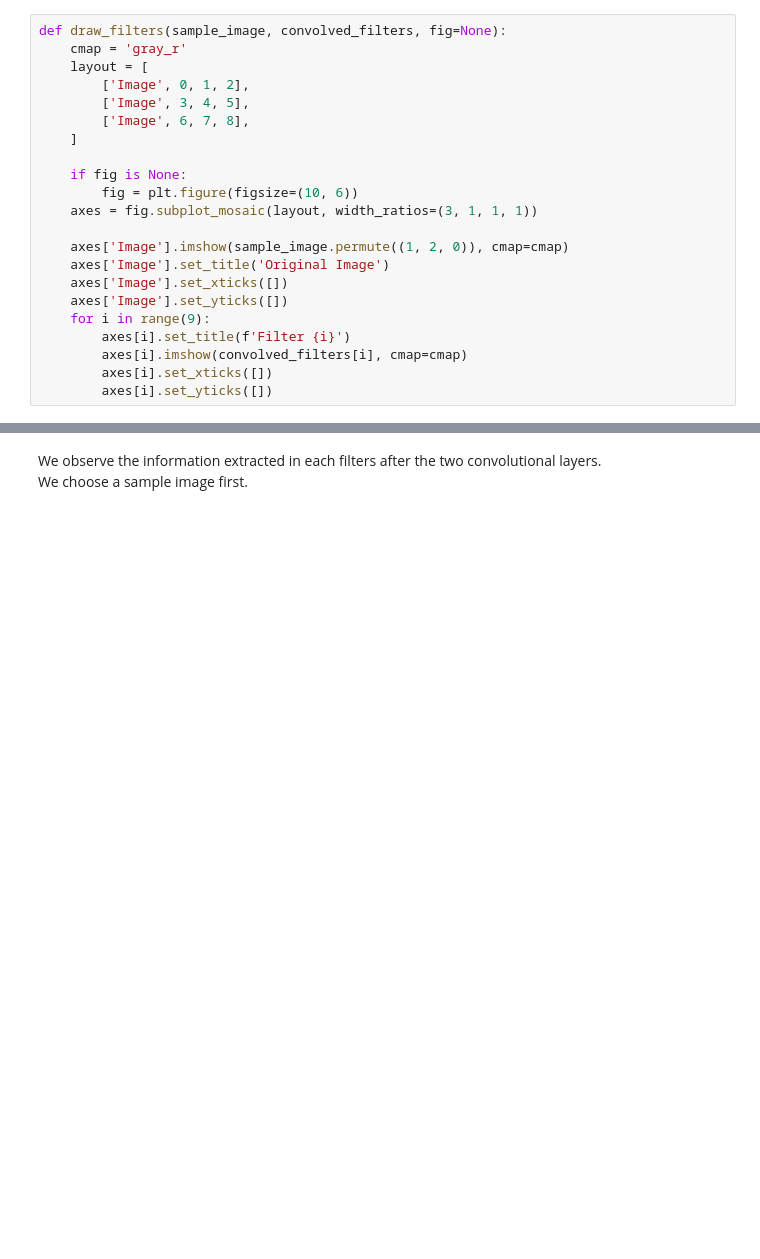
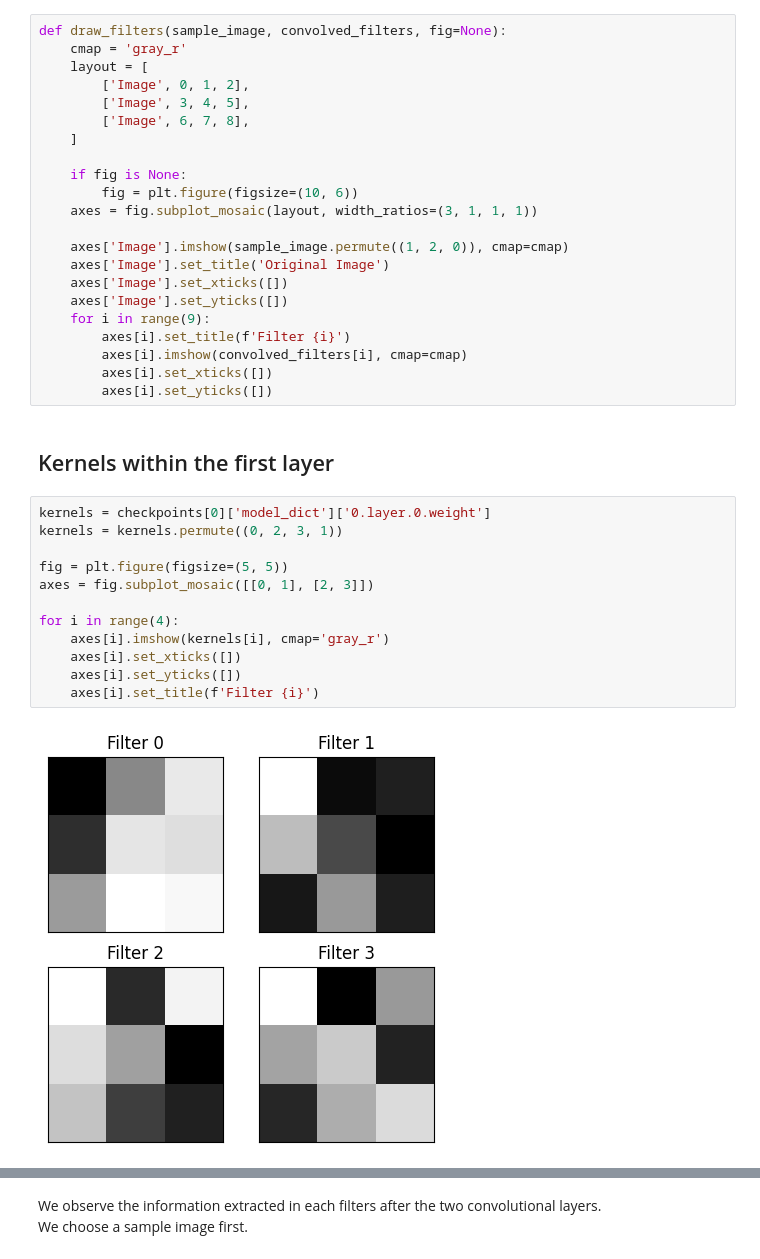
Before and after one commit to Ngoc-Cac/Deep-Learning-with-PyTorch, a Jupyter notebook: Topics/Convolutional Network/1.b CNN_demo analysis.ipynb, the cells around one changed output, grey strips where cells are left out. Cells and saved outputs as stored; diff of their text form; blank space fills up the shorter version.

Commit message:
Update 1.b CNN_demo analysis.ipynb
added visualization of kernel weights

```diff
--- a/Topics/Convolutional Network/1.b CNN_demo analysis.ipynb
+++ b/Topics/Convolutional Network/1.b CNN_demo analysis.ipynb
@@ -103,3 +103,19 @@ def draw_filters(sample_image, convolved_filters, fig=None):
         axes[i].imshow(convolved_filters[i], cmap=cmap)
         axes[i].set_xticks([])
         axes[i].set_yticks([])
+# %% [markdown]
+## Kernels within the first layer
+# %%
+kernels = checkpoints[0]['model_dict']['0.layer.0.weight']
+kernels = kernels.permute((0, 2, 3, 1))
+
+fig = plt.figure(figsize=(5, 5))
+axes = fig.subplot_mosaic([[0, 1], [2, 3]])
+
+for i in range(4):
+    axes[i].imshow(kernels[i], cmap='gray_r')
+    axes[i].set_xticks([])
+    axes[i].set_yticks([])
+    axes[i].set_title(f'Filter {i}')
+# %% [output]
+[figure, added]
```
Also changed, not shown: parts of 2 cells of this notebook.
